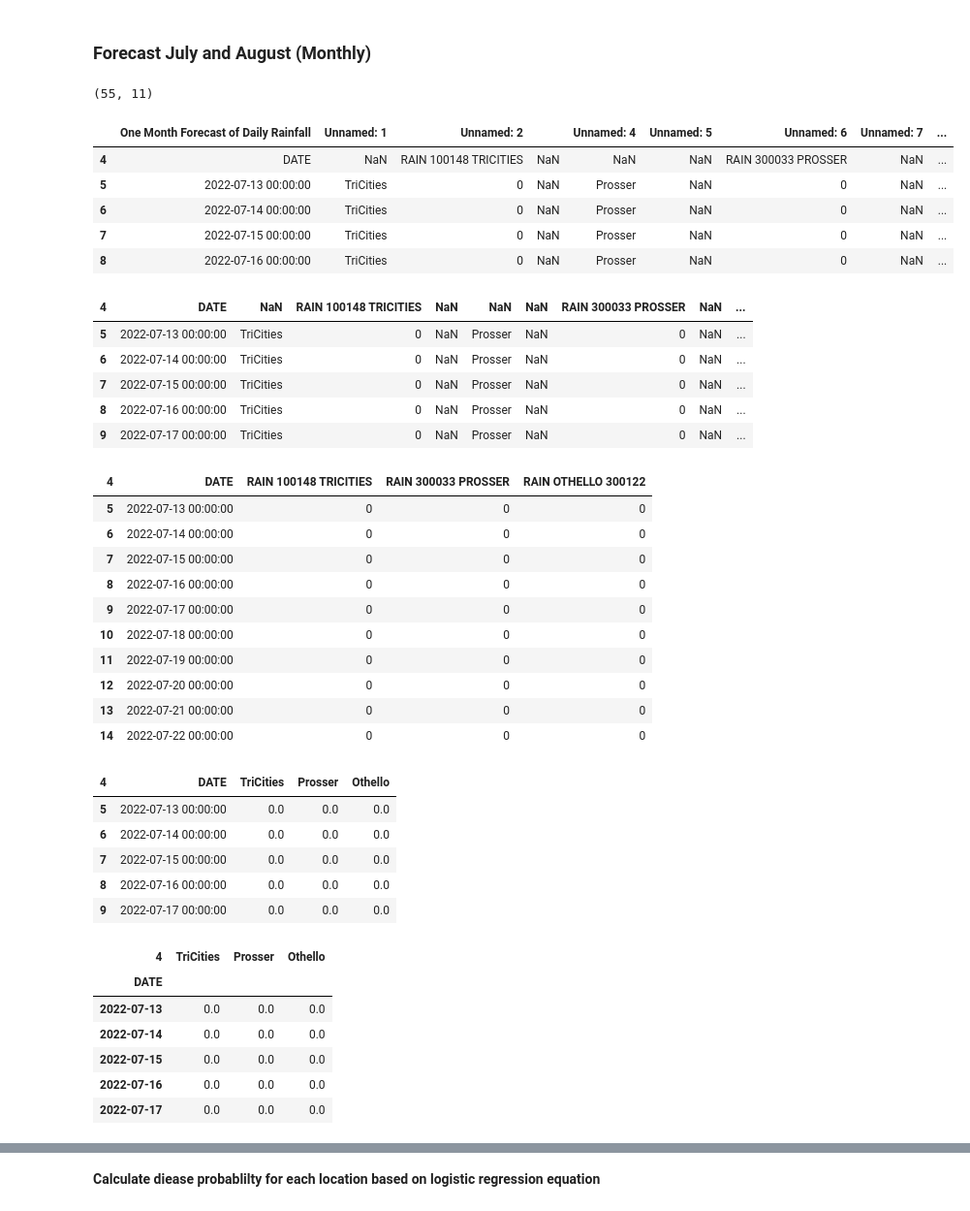
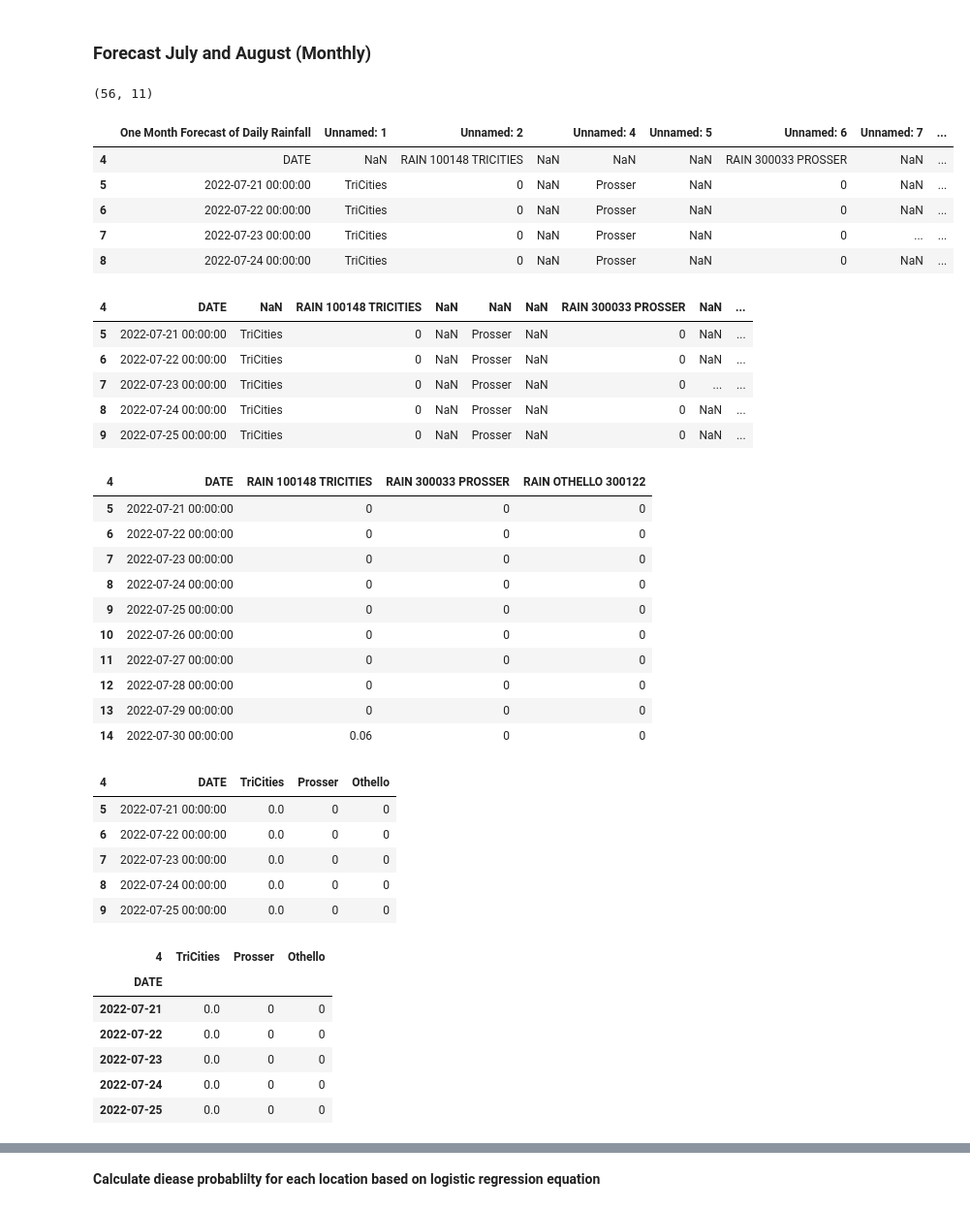
Before and after one commit to d-linnard/LateBlight, a Jupyter notebook: Scripts/Lateblight_2022_JA.ipynb, the cells around one changed output, grey strips where cells are left out. Shown at 97% size. Drawn from its saved outputs; the diff is of its cells as text; code cells hidden in the pictures.

Commit message:
forecasts

```diff
--- a/Scripts/Lateblight_2022_JA.ipynb
+++ b/Scripts/Lateblight_2022_JA.ipynb
@@ -262,44 +262,44 @@ RD_Aug_Tricities= 0
 # %% [markdown]
 ### Forecast July and August (Monthly)
 # %%
-df_forecast = pd.read_excel('7_13-8_17.xlsx', engine='openpyxl')
+df_forecast = pd.read_excel('7_21-8_25.xlsx', engine='openpyxl')
 print(df_forecast.shape)
 df_forecast = df_forecast.iloc[4:39]
 df_forecast.head()
 # %% [output]
-(55, 11)
+(56, 11)
 |  | One Month Forecast of Daily Rainfall | Unnamed: 1 | Unnamed: 2 |  | Unnamed: 4 | Unnamed: 5 | Unnamed: 6 | Unnamed: 7 | ... |
 | 4 | DATE | NaN | RAIN 100148 TRICITIES | NaN | NaN | NaN | RAIN 300033 PROSSER | NaN | ... |
-| 5 | 2022-07-13 00:00:00 | TriCities | 0 | NaN | Prosser | NaN | 0 | NaN | ... |
-| 6 | 2022-07-14 00:00:00 | TriCities | 0 | NaN | Prosser | NaN | 0 | NaN | ... |
-| 7 | 2022-07-15 00:00:00 | TriCities | 0 | NaN | Prosser | NaN | 0 | NaN | ... |
-| 8 | 2022-07-16 00:00:00 | TriCities | 0 | NaN | Prosser | NaN | 0 | NaN | ... |
+| 5 | 2022-07-21 00:00:00 | TriCities | 0 | NaN | Prosser | NaN | 0 | NaN | ... |
+| 6 | 2022-07-22 00:00:00 | TriCities | 0 | NaN | Prosser | NaN | 0 | NaN | ... |
+| 7 | 2022-07-23 00:00:00 | TriCities | 0 | NaN | Prosser | NaN | 0 | ... | ... |
+| 8 | 2022-07-24 00:00:00 | TriCities | 0 | NaN | Prosser | NaN | 0 | NaN | ... |
 # %%
 df_forecast.columns = df_forecast.iloc[0]#rename column
 df_forecast = df_forecast.drop([4])#drop forth row
 df_forecast.head()
 # %% [output]
 | 4 | DATE | NaN | RAIN 100148 TRICITIES | NaN | NaN | NaN | RAIN 300033 PROSSER | NaN | ... |
-| 5 | 2022-07-13 00:00:00 | TriCities | 0 | NaN | Prosser | NaN | 0 | NaN | ... |
-| 6 | 2022-07-14 00:00:00 | TriCities | 0 | NaN | Prosser | NaN | 0 | NaN | ... |
-| 7 | 2022-07-15 00:00:00 | TriCities | 0 | NaN | Prosser | NaN | 0 | NaN | ... |
-| 8 | 2022-07-16 00:00:00 | TriCities | 0 | NaN | Prosser | NaN | 0 | NaN | ... |
-| 9 | 2022-07-17 00:00:00 | TriCities | 0 | NaN | Prosser | NaN | 0 | NaN | ... |
+| 5 | 2022-07-21 00:00:00 | TriCities | 0 | NaN | Prosser | NaN | 0 | NaN | ... |
+| 6 | 2022-07-22 00:00:00 | TriCities | 0 | NaN | Prosser | NaN | 0 | NaN | ... |
+| 7 | 2022-07-23 00:00:00 | TriCities | 0 | NaN | Prosser | NaN | 0 | ... | ... |
+| 8 | 2022-07-24 00:00:00 | TriCities | 0 | NaN | Prosser | NaN | 0 | NaN | ... |
+| 9 | 2022-07-25 00:00:00 | TriCities | 0 | NaN | Prosser | NaN | 0 | NaN | ... |
 # %%
 df_simple = df_forecast[["DATE","RAIN 100148 TRICITIES","RAIN 300033 PROSSER", "RAIN OTHELLO 300122"]]
 df_simple.head(10)
 # %% [output]
 | 4 | DATE | RAIN 100148 TRICITIES | RAIN 300033 PROSSER | RAIN OTHELLO 300122 |
-| 5 | 2022-07-13 00:00:00 | 0 | 0 | 0 |
-| 6 | 2022-07-14 00:00:00 | 0 | 0 | 0 |
-| 7 | 2022-07-15 00:00:00 | 0 | 0 | 0 |
-| 8 | 2022-07-16 00:00:00 | 0 | 0 | 0 |
-| 9 | 2022-07-17 00:00:00 | 0 | 0 | 0 |
-| 10 | 2022-07-18 00:00:00 | 0 | 0 | 0 |
-| 11 | 2022-07-19 00:00:00 | 0 | 0 | 0 |
-| 12 | 2022-07-20 00:00:00 | 0 | 0 | 0 |
-| 13 | 2022-07-21 00:00:00 | 0 | 0 | 0 |
-| 14 | 2022-07-22 00:00:00 | 0 | 0 | 0 |
+| 5 | 2022-07-21 00:00:00 | 0 | 0 | 0 |
+| 6 | 2022-07-22 00:00:00 | 0 | 0 | 0 |
+| 7 | 2022-07-23 00:00:00 | 0 | 0 | 0 |
+| 8 | 2022-07-24 00:00:00 | 0 | 0 | 0 |
+| 9 | 2022-07-25 00:00:00 | 0 | 0 | 0 |
+| 10 | 2022-07-26 00:00:00 | 0 | 0 | 0 |
+| 11 | 2022-07-27 00:00:00 | 0 | 0 | 0 |
+| 12 | 2022-07-28 00:00:00 | 0 | 0 | 0 |
+| 13 | 2022-07-29 00:00:00 | 0 | 0 | 0 |
+| 14 | 2022-07-30 00:00:00 | 0.06 | 0 | 0 |
 # %%
 df_simple = df_simple.rename(columns={"RAIN 100148 TRICITIES": "TriCities",
                           "RAIN 300033 PROSSER": "Prosser",
@@ -309,11 +309,11 @@ df_simple[cols_to_check] = df_simple[cols_to_check].replace({'>=':''}, regex=Tru
 df_simple.head()
 # %% [output]
 | 4 | DATE | TriCities | Prosser | Othello |
-| 5 | 2022-07-13 00:00:00 | 0.0 | 0.0 | 0.0 |
-| 6 | 2022-07-14 00:00:00 | 0.0 | 0.0 | 0.0 |
-| 7 | 2022-07-15 00:00:00 | 0.0 | 0.0 | 0.0 |
-| 8 | 2022-07-16 00:00:00 | 0.0 | 0.0 | 0.0 |
-| 9 | 2022-07-17 00:00:00 | 0.0 | 0.0 | 0.0 |
+| 5 | 2022-07-21 00:00:00 | 0.0 | 0 | 0 |
+| 6 | 2022-07-22 00:00:00 | 0.0 | 0 | 0 |
+| 7 | 2022-07-23 00:00:00 | 0.0 | 0 | 0 |
+| 8 | 2022-07-24 00:00:00 | 0.0 | 0 | 0 |
+| 9 | 2022-07-25 00:00:00 | 0.0 | 0 | 0 |
 # %%
 df_simple.index = pd.to_datetime(df_simple['DATE'], errors = 'coerce')
 df_simple= df_simple.drop('DATE',1)
@@ -321,11 +321,11 @@ df_simple.head()
 # %% [output]
 | 4 | TriCities | Prosser | Othello |
 | DATE |  |  |  |
-| 2022-07-13 | 0.0 | 0.0 | 0.0 |
-| 2022-07-14 | 0.0 | 0.0 | 0.0 |
-| 2022-07-15 | 0.0 | 0.0 | 0.0 |
-| 2022-07-16 | 0.0 | 0.0 | 0.0 |
-| 2022-07-17 | 0.0 | 0.0 | 0.0 |
+| 2022-07-21 | 0.0 | 0 | 0 |
+| 2022-07-22 | 0.0 | 0 | 0 |
+| 2022-07-23 | 0.0 | 0 | 0 |
+| 2022-07-24 | 0.0 | 0 | 0 |
+| 2022-07-25 | 0.0 | 0 | 0 |
 # %%
 grouped_forecast = (df_simple).astype(bool).groupby(df_simple.index.month).sum().reset_index()
 grouped_forecast
```
Also changed, not shown: parts of 7 cells of this notebook, 6 other files.
